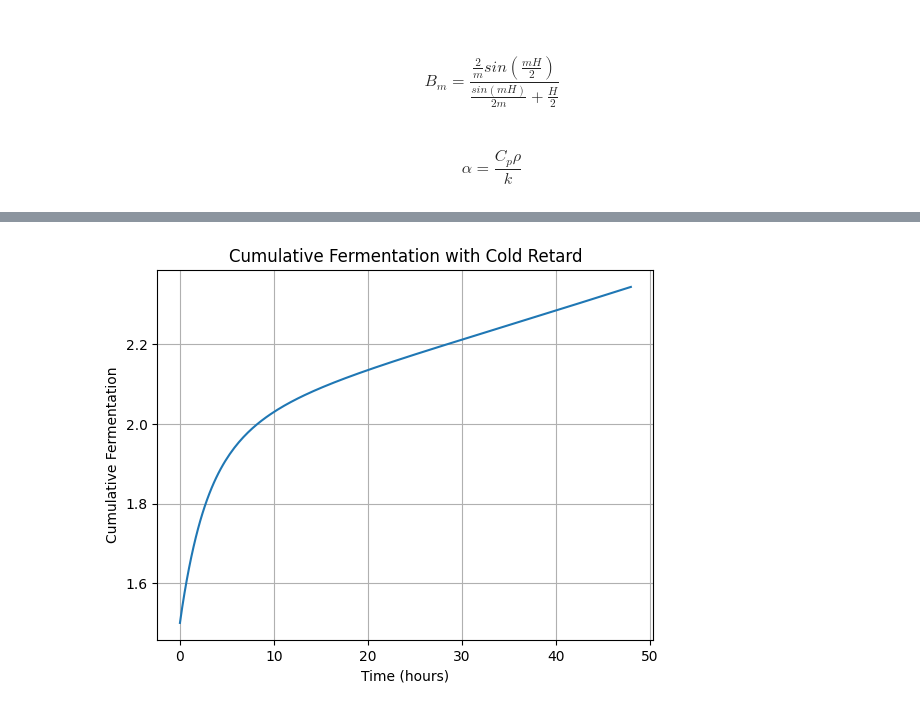
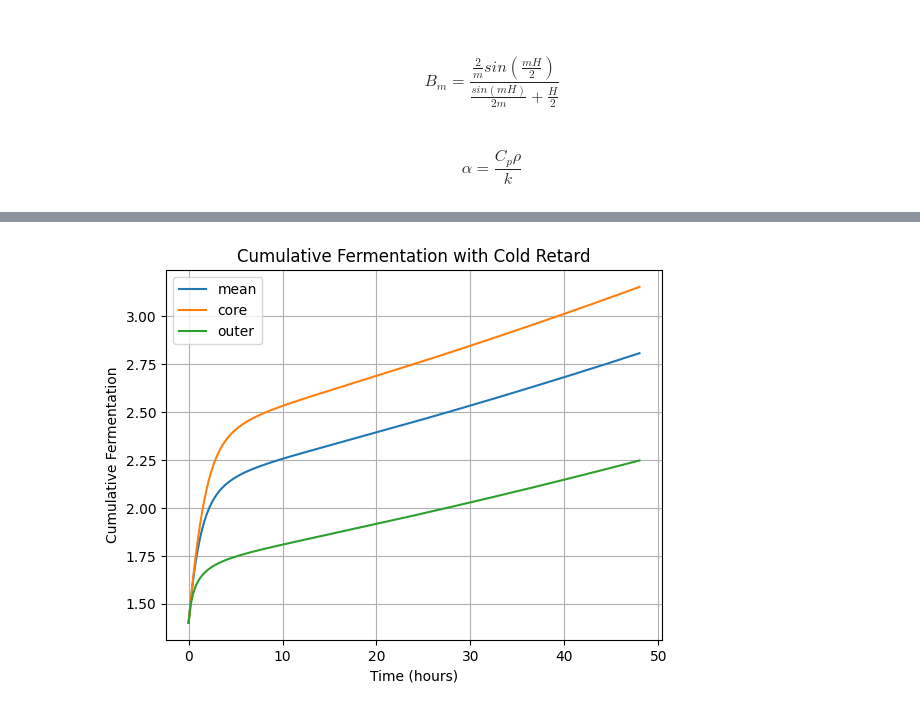
Before and after one commit to geoc1234/sourdough, a Jupyter notebook: notebooks/HeatMap.ipynb, the cells around one changed output, grey strips where cells are left out. Cells and saved outputs as stored; diff of their text form; code cells hidden in the pictures.

```diff
--- a/notebooks/HeatMap.ipynb
+++ b/notebooks/HeatMap.ipynb
@@ -393,18 +408,31 @@ shape T:  (50, 50, 200)
 # %%
-# Activation energy (J/mol/K)
-E_a = 55000.0
-# Gas constant (J/mol/K)
-R = 8.314
+def reaction_rate_func(T, params):
+    a, b, c, Tmax, mu_opt = params
+    x = Tmax-T
+    return mu_opt * a * x**b * np.exp(-c * x)
 
-mean_reaction_rate = (np.exp(-E_a / (R * weighted_mean_temperatures_Kelvin)))
-k0 = mean_reaction_rate[0]
-mean_reaction_rate /= k0
+yeast = [0.029, 3.0, 0.34, 35.9, 0.42]
+LAB2581 = [0.097, 2.0, 0.22, 41.0, 0.71]
 
-# Create the plot
-plt.plot(t, mean_reaction_rate)
+mean_reaction_rate = reaction_rate_func(weighted_mean_temperatures_cent, yeast)
+# mean_reaction_rate_1 = reaction_rate_func(weighted_mean_temperatures_cent, LAB2581)
+# Convert radial_temperatures_0 and radial_temperatures_1 to numpy arrays
+core_reaction_rate = reaction_rate_func(np.array(radial_temperatures_core_cent), yeast)
+outer_reaction_rate = reaction_rate_func(np.array(radial_temperatures_outer_cent), yeast)
+
+#k0 = mean_reaction_rate[0]
+#mean_reaction_rate /= k0
+#k1 = mean_reaction_rate_1[0]
+#mean_reaction_rate_1 /= k1
+
+# plot the instantaneous reaction rate at the core, outer layers, and overall locations for the yeast.
+plt.plot(t, mean_reaction_rate, label = 'mean')
+plt.plot(t, core_reaction_rate, label = 'core')
+plt.plot(t, outer_reaction_rate, label = 'outer')
 plt.xlabel('Time (hours)')
-plt.ylabel('Mean Fermentation Rate')
-plt.title('Mean Fermentation Rate of Bread Over Time')
+plt.ylabel('Fermentation Rate')
+plt.title('Fermentation Rate of Bread Over Time')
+plt.legend()
 plt.grid(True)
 plt.show()
 
@@ -414,10 +442,10 @@ use doubling of the dough as a termination point, and expressing a starting poin
 of cold retard.
 """
 # Use the rate of rise from the bulk fermentation phase to estimate the activity of the starter
-BF_rise_time = 3.5 # hours (assumes the induction time has been subtracted)
-BF_rise_amount = 1.5 # amount of rise achieved prior to cold retard
+BF_rise_time = 2.5 # hours (assumes the induction time has been subtracted)
+BF_rise_amount = 1.4 # amount of rise achieved prior to cold retard
 actual_rate = (np.log(BF_rise_amount)/BF_rise_time) # Because this is based on data from the Bulk fermentation phase, the temperature = T0.
-mean_reaction_rate *= actual_rate
+# mean_reaction_rate *= actual_rate
 # Create the plot
 plt.plot(t, mean_reaction_rate)
 plt.xlabel('Time (hours)')
@@ -429,16 +457,36 @@ plt.show()
 # Numerical integration (trapezoidal rule) accounting for the effect of cooling on the rate constant, k.
 dt = t[1] - t[0]  # Time step
 cumulative_fermentation = np.zeros_like(t)
+cumulative_fermentation_core = np.zeros_like(t)
+cumulative_fermentation_outer = np.zeros_like(t)
 cumulative_fermentation[0] = BF_rise_amount
+cumulative_fermentation_core[0] = BF_rise_amount
+cumulative_fermentation_outer[0] = BF_rise_amount
+#cumulative_fermentation_1 = np.zeros_like(t)
+#cumulative_fermentation_1[0] = BF_rise_amount
 
 for i in range(1, len(t)):
   cumulative_fermentation[i] = cumulative_fermentation[i - 1] + 0.5 * dt * (mean_reaction_rate[i-1] + mean_reaction_rate[i]) * cumulative_fermentation[i - 1]
+  cumulative_fermentation_core[i] = cumulative_fermentation_core[i - 1] + 0.5 * dt * (core_reaction_rate[i-1] + core_reaction_rate[i]) * cumulative_fermentation_core[i - 1]
+  cumulative_fermentation_outer[i] = cumulative_fermentation_outer[i - 1] + 0.5 * dt * (outer_reaction_rate[i-1] + outer_reaction_rate[i]) * cumulative_fermentation_outer[i - 1]
+  # cumulative_fermentation_1[i] = cumulative_fermentation_1[i-1] +0.5*dt * (mean_reaction_rate_1[i-1] + mean_reaction_rate_1[i])* cumulative_fermentation_1[i-1]
 
 # Plot the cumulative amount of fermentation
-plt.plot(t, cumulative_fermentation)
+# plt.plot(t, cumulative_fermentation)
+# plt.xlabel('Time (hours)')
+# plt.ylabel('Cumulative Fermentation')
+#plt.title('Cumulative Fermentation with Cold Retard')
+#plt.grid(True)
+#plt.show()
+
+# Plot the cumulative amount of fermentation
+plt.plot(t, cumulative_fermentation, label = 'mean')
+plt.plot(t, cumulative_fermentation_core, label = 'core')
+plt.plot(t, cumulative_fermentation_outer, label = 'outer')
 plt.xlabel('Time (hours)')
 plt.ylabel('Cumulative Fermentation')
 plt.title('Cumulative Fermentation with Cold Retard')
+plt.legend()
 plt.grid(True)
 plt.show()
 
@@ -463,17 +511,18 @@ yset_4 = cumulative_fermentation * 1.6/factor_1
 yset_5 = cumulative_fermentation * 1.7/factor_1
 yset_6 = cumulative_fermentation * 1.8/factor_1
 #plt.plot(t,cumulative_fermentation)
-plt.plot(t,yset_0)
-plt.plot(t,yset_1)
-plt.plot(t,yset_2)
-plt.plot(t,yset_3)
-plt.plot(t,yset_4)
-plt.plot(t,yset_5)
-plt.plot(t,yset_6)
+plt.plot(t,yset_0,label='20%')
+plt.plot(t,yset_1,label='30%')
+plt.plot(t,yset_2,label='40%')
+plt.plot(t,yset_3,label='50%')
+plt.plot(t,yset_4,label='60%')
+plt.plot(t,yset_5,label='70%')
+plt.plot(t,yset_6,label='80%')
 plt.ylim(1.2,2.2)
 plt.xlim(0,48)
 plt.xlabel('Time (hours)')
 plt.ylabel('BF_rise')
+plt.legend()
 plt.title('maximum fermentation BF_rise for a target CR duration')
 plt.grid(True)
 plt.show()
@@ -483 +532 @@ plt.show()
-[figure, old version]
+[figure, new version]
```
Also changed, not shown: parts of 8 cells of this notebook.
